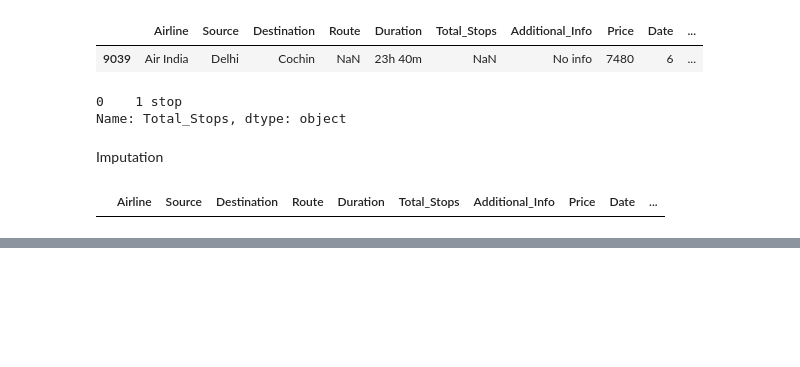
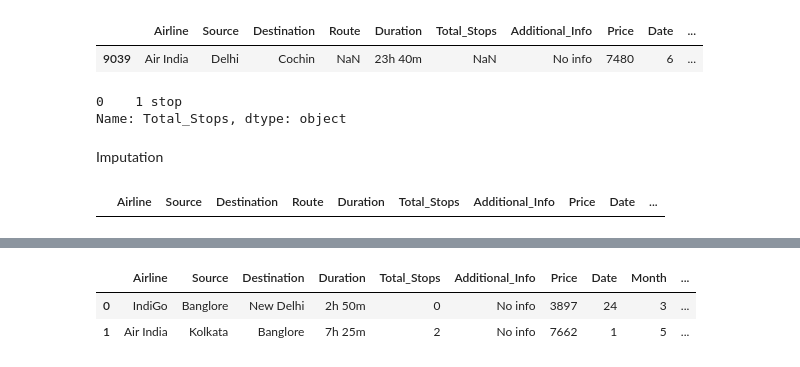
Before and after one commit to Vipul111196/EDA_Flight_price, a Jupyter notebook: Flight_Price.ipynb, the cells around one changed output, grey strips where cells are left out. Cells and saved outputs as stored; diff of their text form; code cells hidden in the pictures; blank space fills up the shorter version.

```diff
--- a/Flight_Price.ipynb
+++ b/Flight_Price.ipynb
@@ -216,3 +216,11 @@ df.head(2)
 |  | Airline | Source | Destination | Route | Duration | Total_Stops | Additional_Info | Price | Date | ... |
 | 0 | IndiGo | Banglore | New Delhi | BLR → DEL | 2h 50m | 0 | No info | 3897 | 24 | ... |
 | 1 | Air India | Kolkata | Banglore | CCU → IXR → BBI → BLR | 7h 25m | 2 | No info | 7662 | 1 | ... |
+# %%
+df.drop('Route',axis=1,inplace=True)
+# %%
+df.head(2)
+# %% [output]
+|  | Airline | Source | Destination | Duration | Total_Stops | Additional_Info | Price | Date | Month | ... |
+| 0 | IndiGo | Banglore | New Delhi | 2h 50m | 0 | No info | 3897 | 24 | 3 | ... |
+| 1 | Air India | Kolkata | Banglore | 7h 25m | 2 | No info | 7662 | 1 | 5 | ... |
```
Also changed, not shown: parts of 4 cells of this notebook.
